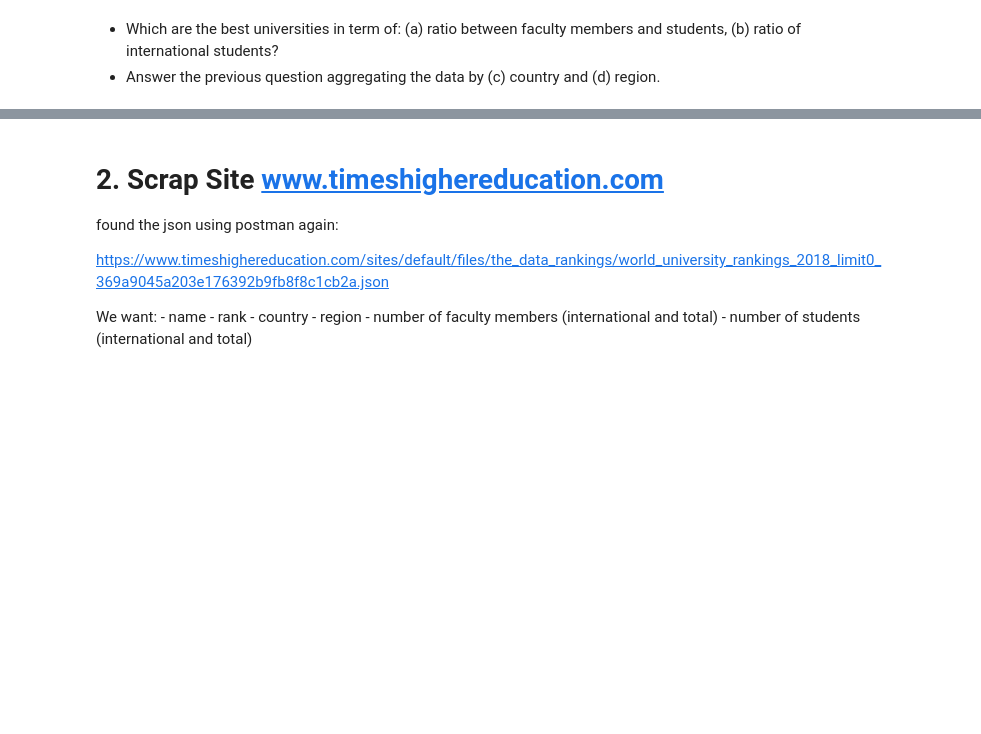
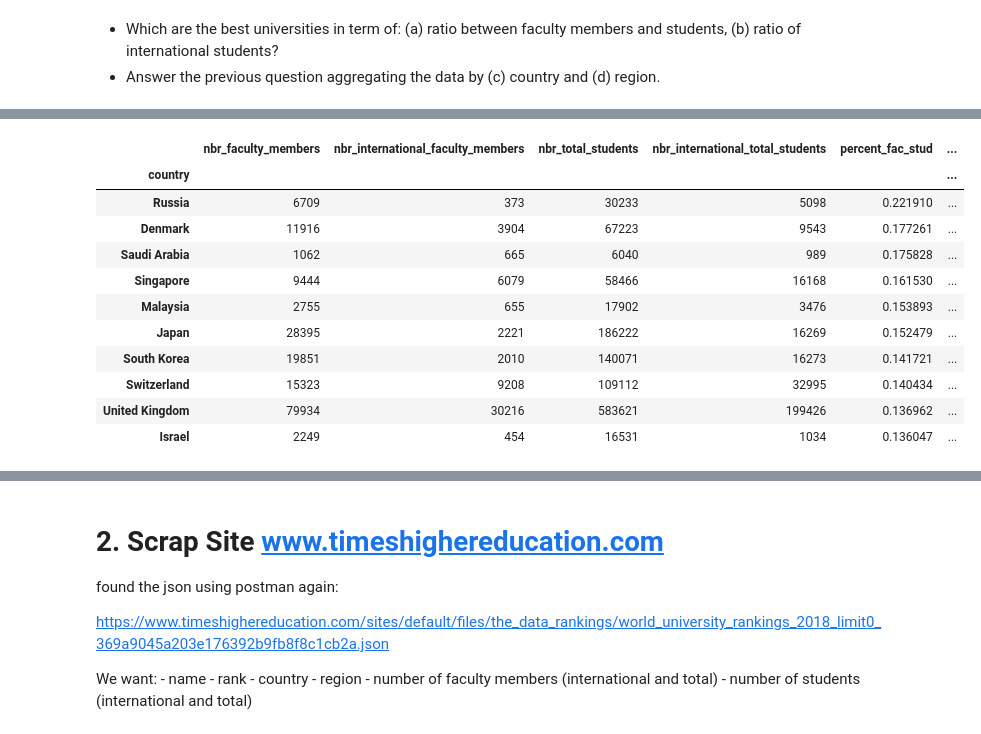
Before and after one commit to NicoBrun/ada2017, a Jupyter notebook: 02 - Data from the Web/Homework 2.ipynb, the cells around one changed output, grey strips where cells are left out. Saved outputs shown, nothing was run; the diff lists cells and outputs as text; code cells hidden in the pictures; blank space fills up the shorter version.

```diff
--- a/02 - Data from the Web/Homework 2.ipynb
+++ b/02 - Data from the Web/Homework 2.ipynb
@@ -101,0 +138,19 @@ df_top200_merged.head(10)
+# %%
+a = df_top200_merged.copy()[['country','region','nbr_faculty_members','nbr_international_faculty_members','nbr_total_students','nbr_international_total_students']]
+b = a.drop('region',axis=1).groupby('country').agg('sum')
+b['percent_fac_stud'] = b.apply (lambda row: percentFacAndStud (row),axis=1)
+b['percent_inter_stud'] = b.apply (lambda row: percentInterAndStud (row),axis=1)
+b.sort_values(by='percent_fac_stud',ascending=False).head(10)
+# %% [output]
+|  | nbr_faculty_members | nbr_international_faculty_members | nbr_total_students | nbr_international_total_students | percent_fac_stud | ... |
+| country |  |  |  |  |  | ... |
+| Russia | 6709 | 373 | 30233 | 5098 | 0.221910 | ... |
+| Denmark | 11916 | 3904 | 67223 | 9543 | 0.177261 | ... |
+| Saudi Arabia | 1062 | 665 | 6040 | 989 | 0.175828 | ... |
+| Singapore | 9444 | 6079 | 58466 | 16168 | 0.161530 | ... |
+| Malaysia | 2755 | 655 | 17902 | 3476 | 0.153893 | ... |
+| Japan | 28395 | 2221 | 186222 | 16269 | 0.152479 | ... |
+| South Korea | 19851 | 2010 | 140071 | 16273 | 0.141721 | ... |
+| Switzerland | 15323 | 9208 | 109112 | 32995 | 0.140434 | ... |
+| United Kingdom | 79934 | 30216 | 583621 | 199426 | 0.136962 | ... |
+| Israel | 2249 | 454 | 16531 | 1034 | 0.136047 | ... |
```
Also changed, not shown: parts of 6 cells of this notebook.
